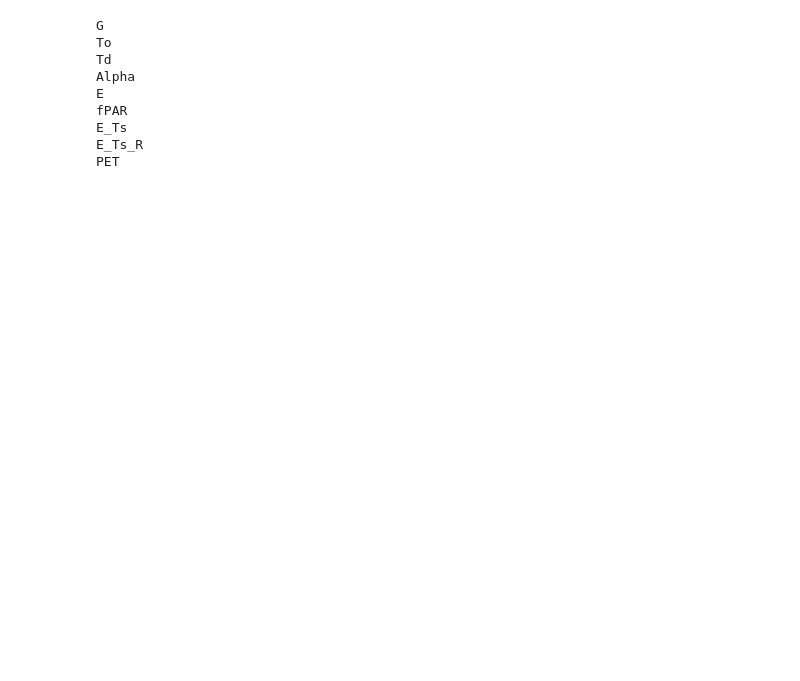
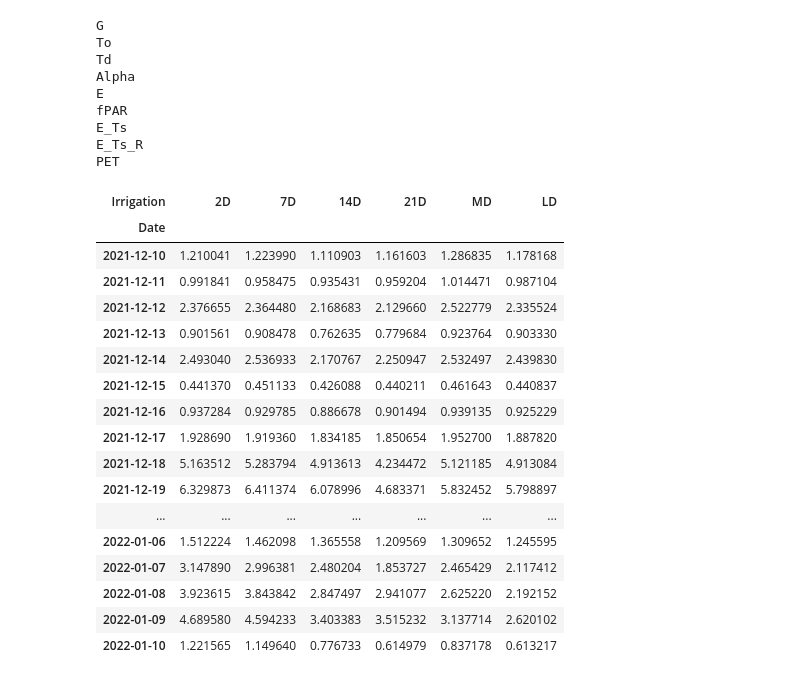
Before and after one commit to HamishBrownPFR/CropWaterAnalysis, a Jupyter notebook: Peas/WebGraphsProcessing'.ipynb, the cells around one changed output. Saved outputs shown, nothing was run; the diff lists cells and outputs as text; code cells hidden in the pictures; blank space fills up the shorter version.

```diff
--- a/Peas/WebGraphsProcessing'.ipynb
+++ b/Peas/WebGraphsProcessing'.ipynb
@@ -462,6 +478,27 @@ for I in Irrigs:
         DailyData.loc[I,'Ed'] = Ed.values
         DailyData.loc[I,'Ta'] = Ta.values
         DailyData.loc[I,'u'] = u.values
+# %%
+E
+# %% [output]
+| Irrigation | 2D | 7D | 14D | 21D | MD | LD |
+| Date |  |  |  |  |  |  |
+| 2021-12-10 | 1.210041 | 1.223990 | 1.110903 | 1.161603 | 1.286835 | 1.178168 |
+| 2021-12-11 | 0.991841 | 0.958475 | 0.935431 | 0.959204 | 1.014471 | 0.987104 |
+| 2021-12-12 | 2.376655 | 2.364480 | 2.168683 | 2.129660 | 2.522779 | 2.335524 |
+| 2021-12-13 | 0.901561 | 0.908478 | 0.762635 | 0.779684 | 0.923764 | 0.903330 |
+| 2021-12-14 | 2.493040 | 2.536933 | 2.170767 | 2.250947 | 2.532497 | 2.439830 |
+| 2021-12-15 | 0.441370 | 0.451133 | 0.426088 | 0.440211 | 0.461643 | 0.440837 |
+| 2021-12-16 | 0.937284 | 0.929785 | 0.886678 | 0.901494 | 0.939135 | 0.925229 |
+| 2021-12-17 | 1.928690 | 1.919360 | 1.834185 | 1.850654 | 1.952700 | 1.887820 |
+| 2021-12-18 | 5.163512 | 5.283794 | 4.913613 | 4.234472 | 5.121185 | 4.913084 |
+| 2021-12-19 | 6.329873 | 6.411374 | 6.078996 | 4.683371 | 5.832452 | 5.798897 |
+| ... | ... | ... | ... | ... | ... | ... |
+| 2022-01-06 | 1.512224 | 1.462098 | 1.365558 | 1.209569 | 1.309652 | 1.245595 |
+| 2022-01-07 | 3.147890 | 2.996381 | 2.480204 | 1.853727 | 2.465429 | 2.117412 |
+| 2022-01-08 | 3.923615 | 3.843842 | 2.847497 | 2.941077 | 2.625220 | 2.192152 |
+| 2022-01-09 | 4.689580 | 4.594233 | 3.403383 | 3.515232 | 3.137714 | 2.620102 |
+| 2022-01-10 | 1.221565 | 1.149640 | 0.776733 | 0.614979 | 0.837178 | 0.613217 |
 # %%
 Today = datetime.date.today()
 Yesterday = Today - datetime.timedelta(days=1)
```
Also changed, not shown: parts of 15 cells of this notebook.
